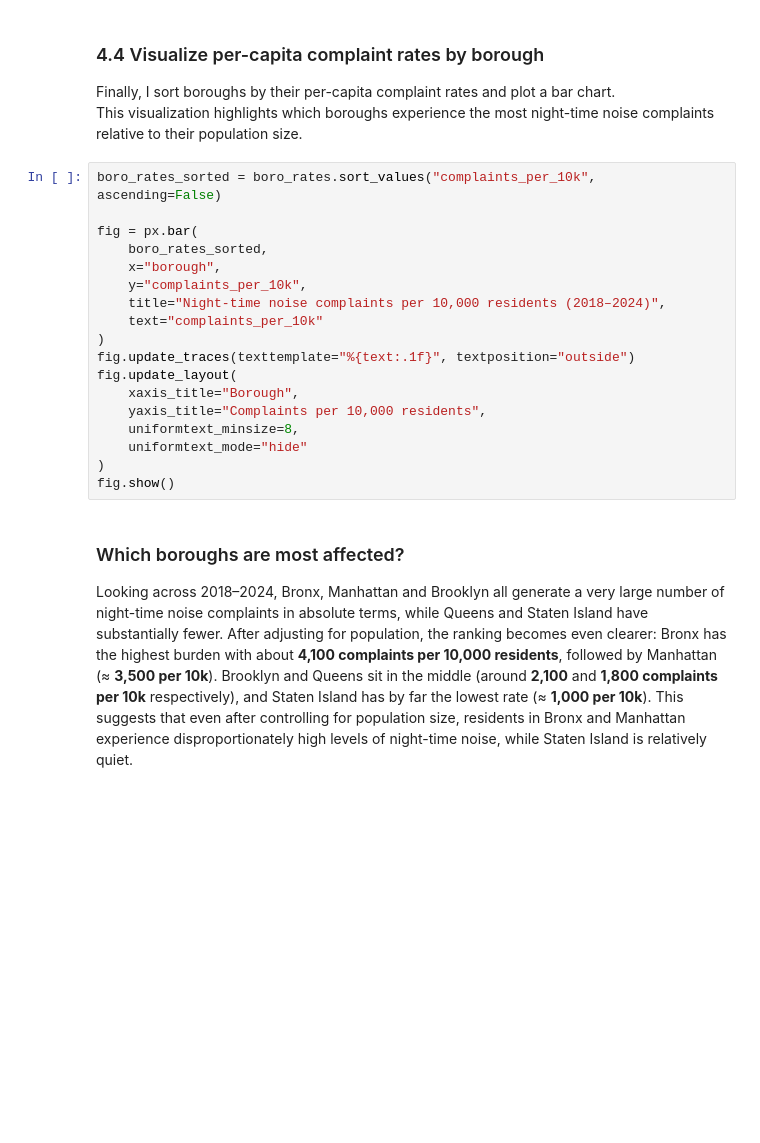
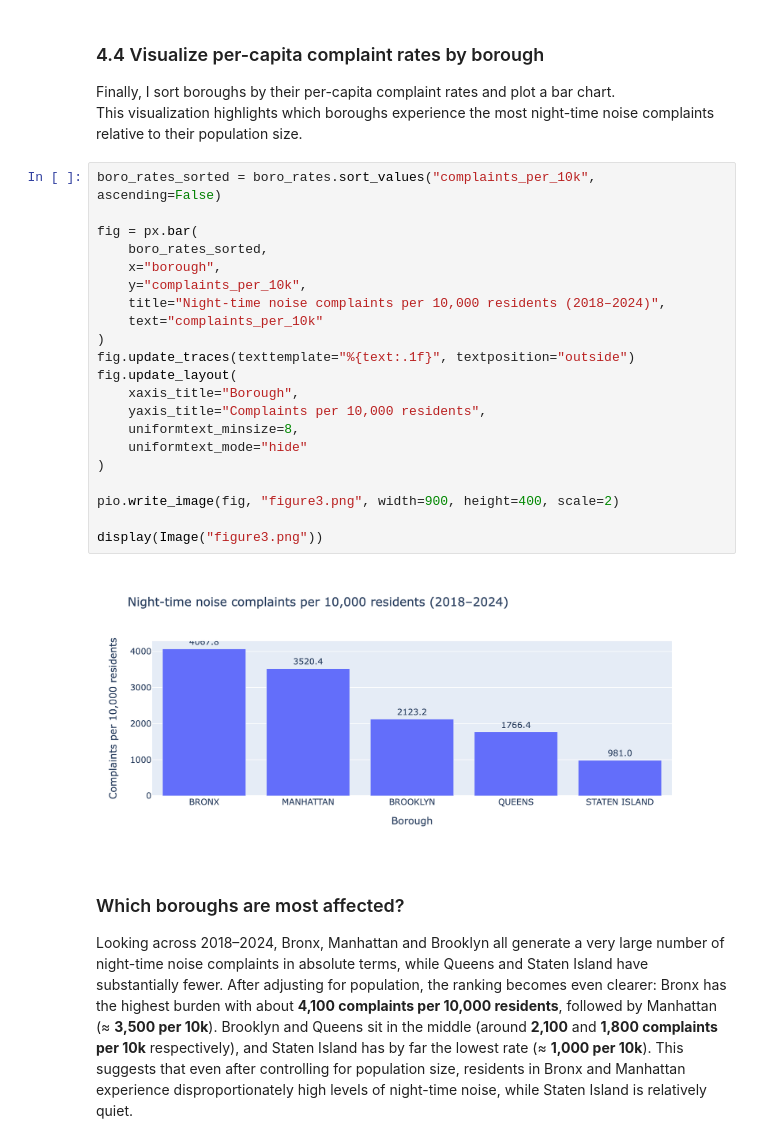
Before and after one commit to yc4747-star/yc4747-star.github.io, a Jupyter notebook: project3/project3.ipynb, the cells around one changed output. Cells and saved outputs as stored; diff of their text form; blank space fills up the shorter version.

```diff
--- a/project3/project3.ipynb
+++ b/project3/project3.ipynb
@@ -353,21 +367,26 @@ This visualization highlights which boroughs experience the most night-time nois
 # %%
 boro_rates_sorted = boro_rates.sort_values("complaints_per_10k", ascending=False)
 
 fig = px.bar(
     boro_rates_sorted,
     x="borough",
     y="complaints_per_10k",
     title="Night-time noise complaints per 10,000 residents (2018–2024)",
     text="complaints_per_10k"
 )
 fig.update_traces(texttemplate="%{text:.1f}", textposition="outside")
 fig.update_layout(
     xaxis_title="Borough",
     yaxis_title="Complaints per 10,000 residents",
     uniformtext_minsize=8,
     uniformtext_mode="hide"
 )
-fig.show()
+
+pio.write_image(fig, "figure3.png", width=900, height=400, scale=2)
+
+display(Image("figure3.png"))
+# %% [output]
+[figure, added]
 # %% [markdown]
 ### Which boroughs are most affected?
 
```
Also changed, not shown: parts of 5 cells of this notebook, 6 other files.
